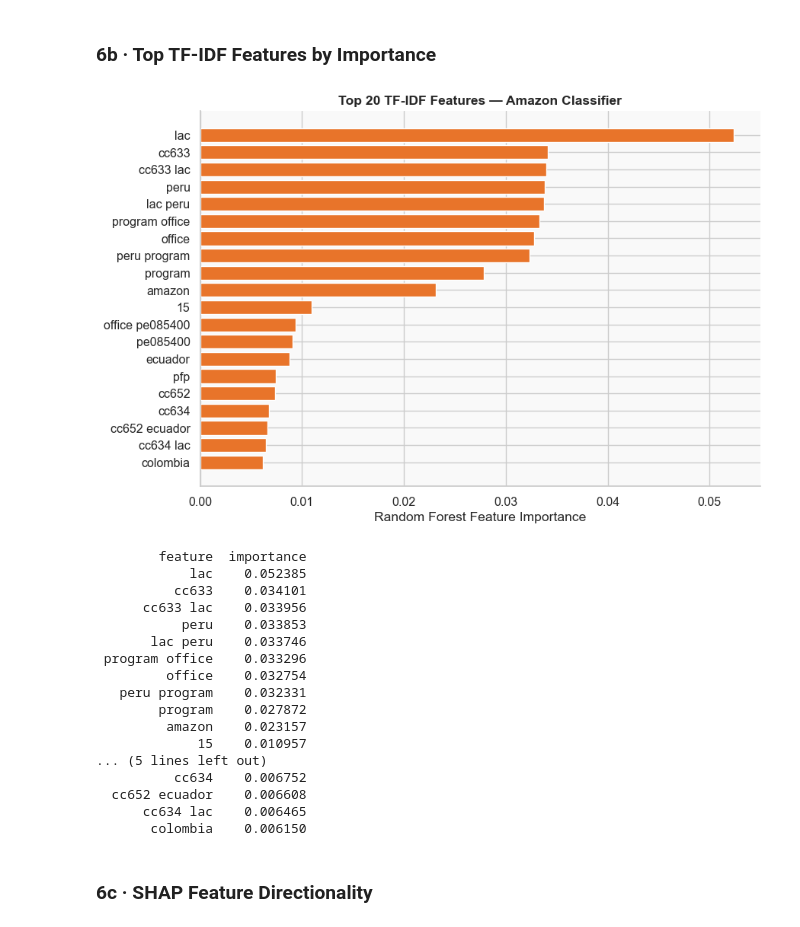
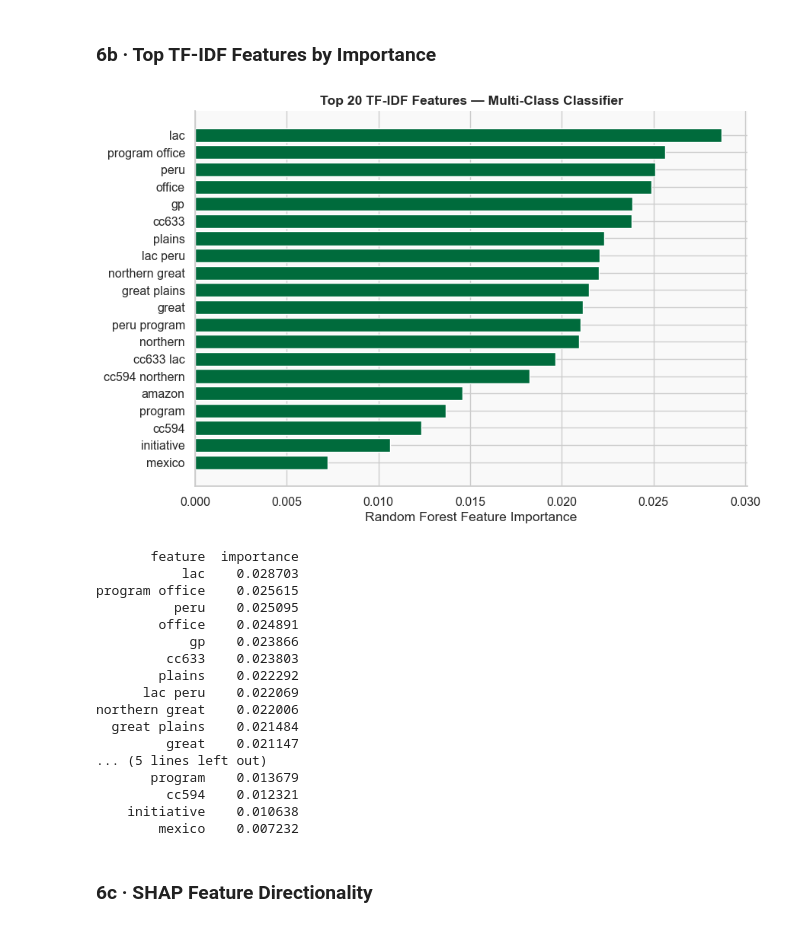
Before and after one commit to rrachellkim/WWF-DSS-SP26, a Jupyter notebook: Model.ipynb, the cells around one changed output. Cells and saved outputs as stored; diff of their text form; code cells hidden in the pictures.

```diff
--- a/Model.ipynb
+++ b/Model.ipynb
@@ -399,7 +407,6 @@ After rule augmentation:
 # %% [markdown]
 ### 4b · Augment with Actuals FY25
 # %%
-# Build CC code→name lookup from Actuals file header (row 9 contains all CC codes + names)
 _raw_hdr = pd.read_csv('Actuals_FY25(FY25 2026-03-09 12_11 AKDT).csv', encoding='latin1', header=None, nrows=20)
 CC_NAME_MAP = {}
 for entry in str(_raw_hdr.iloc[9, 1]).split('\n\n'):
@@ -408,46 +415,38 @@ for entry in str(_raw_hdr.iloc[9, 1]).split('\n\n'):
     if len(parts) == 2:
         CC_NAME_MAP[parts[0]] = entry
 
-# Build Grant code→name lookup from training data (best available source)
 GR_NAME_MAP = {}
 for v in raw['Grant'].dropna().unique():
     code = str(v).split()[0]
     GR_NAME_MAP[code] = str(v).strip()
 
-# Load Actuals FY25 (real data starts at header row 19)
 actuals = pd.read_csv(
     'Actuals_FY25(FY25 2026-03-09 12_11 AKDT).csv',
     encoding='latin1', header=19, low_memory=False,
 )
 actuals.columns = actuals.columns.str.strip()
+actuals = actuals.rename(columns={'Program': 'Program Code'})
+actuals['Cost Center'] = actuals['Cost Center'].astype(str).str.strip().map(lambda c: CC_NAME_MAP.get(c, c))
+actuals['Grant']       = actuals['Grant'].astype(str).str.strip().map(lambda g: GR_NAME_MAP.get(g, g))
 
-# Rename Program → Program Code to match SEGMENT_ORDER
-actuals = actuals.rename(columns={'Program': 'Program Code'})
-
-# Enrich code-only values with full names so keyword lookup has text to match
-actuals['Cost Center'] = actuals['Cost Center'].astype(str).str.strip().map(
-    lambda c: CC_NAME_MAP.get(c, c)
-)
-actuals['Grant'] = actuals['Grant'].astype(str).str.strip().map(
-    lambda g: GR_NAME_MAP.get(g, g)
-)
-
-# Deduplicate on the three key fields — no need to scan the same combo multiple times
 actuals_dedup = actuals[['Cost Center', 'Program Code', 'Grant']].drop_duplicates().copy()
 actuals_dedup['label'] = -1
 
-# Run rule scan on Actuals
 actuals_dedup['rule_tag'] = apply_rules(actuals_dedup)
 act_amazon_mask = actuals_dedup['rule_tag'] == 'Amazon'
-act_other_mask  = actuals_dedup['rule_tag'].notna() & ~act_amazon_mask
-actuals_dedup['label'] = np.where(act_amazon_mask, 1, np.where(act_other_mask, 0, -1))
+act_gp_mask     = actuals_dedup['rule_tag'] == 'Great Plains'
+act_other_mask  = actuals_dedup['rule_tag'].notna() & ~act_amazon_mask & ~act_gp_mask
+actuals_dedup['label'] = np.where(act_amazon_mask, 1,
+                          np.where(act_gp_mask, 2,
+                          np.where(act_other_mask, 0, -1)))
 actuals_tagged = actuals_dedup[actuals_dedup['label'] != -1].copy()
 
 train_df = pd.concat([train_df, actuals_tagged], ignore_index=True)
 
 print(f"Actuals unique CC/Program/Grant combos : {len(actuals_dedup):,}")
 print(f"  Rule-tagged Amazon                   : {int(act_amazon_mask.sum())}")
-print(f"  Rule-tagged non-Amazon               : {int(act_other_mask.sum())}")
+print(f"  Rule-tagged Great Plains             : {int(act_gp_mask.sum())}")
+print(f"  Rule-tagged Other                    : {int(act_other_mask.sum())}")
 print(f"  Total training rows after Actuals    : {len(train_df):,}")
 # %% [output]
 Actuals unique CC/Program/Grant combos : 3,978
@@ -540,42 +529,42 @@ Target    : 80.0%  ->  PASS!
 # %%
 feature_names = ml_pipe.named_steps['tfidf'].get_feature_names_out()
 importances   = ml_pipe.named_steps['rf'].feature_importances_
 
 feat_df = (
     pd.DataFrame({'feature': feature_names, 'importance': importances})
     .sort_values('importance', ascending=False)
     .head(20)
     .reset_index(drop=True)
 )
 
 fig, ax = plt.subplots(figsize=(9, 6))
-bars = ax.barh(feat_df['feature'][::-1], feat_df['importance'][::-1], color=AMAZON_CLR)
+bars = ax.barh(feat_df['feature'][::-1], feat_df['importance'][::-1], color=WWF_GREEN)
 ax.set_xlabel('Random Forest Feature Importance')
-ax.set_title('Top 20 TF-IDF Features — Amazon Classifier', fontweight='bold')
+ax.set_title('Top 20 TF-IDF Features — Multi-Class Classifier', fontweight='bold')
 ax.spines[['top', 'right']].set_visible(False)
 plt.tight_layout()
 plt.show()
 
 print(feat_df.to_string(index=False))
 # %% [output]
-[figure, old version]
+[figure, new version]
-        feature  importance
-            lac    0.052385
-          cc633    0.034101
-      cc633 lac    0.033956
-           peru    0.033853
-       lac peru    0.033746
- program office    0.033296
-         office    0.032754
-   peru program    0.032331
-        program    0.027872
-         amazon    0.023157
-             15    0.010957
+       feature  importance
+           lac    0.028703
+program office    0.025615
+          peru    0.025095
+        office    0.024891
+            gp    0.023866
+         cc633    0.023803
+        plains    0.022292
+      lac peru    0.022069
+northern great    0.022006
+  great plains    0.021484
+         great    0.021147
 ... (5 lines left out)
-          cc634    0.006752
-  cc652 ecuador    0.006608
-      cc634 lac    0.006465
-       colombia    0.006150
+       program    0.013679
+         cc594    0.012321
+    initiative    0.010638
+        mexico    0.007232
 # %% [markdown]
 ### 6c · SHAP Feature Directionality
 # %%
```
Also changed, not shown: parts of 10 cells of this notebook.
